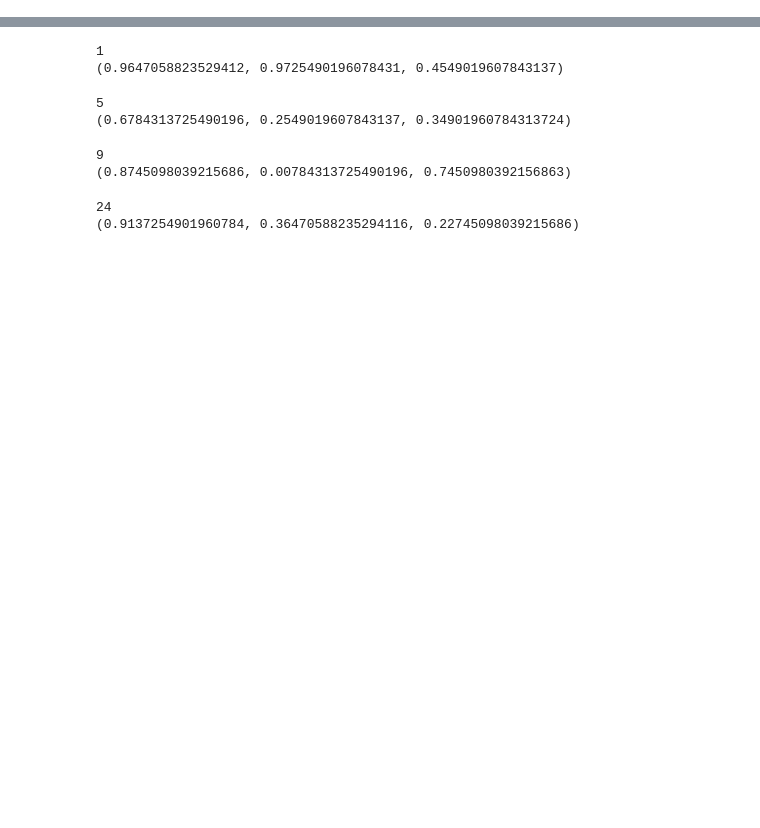
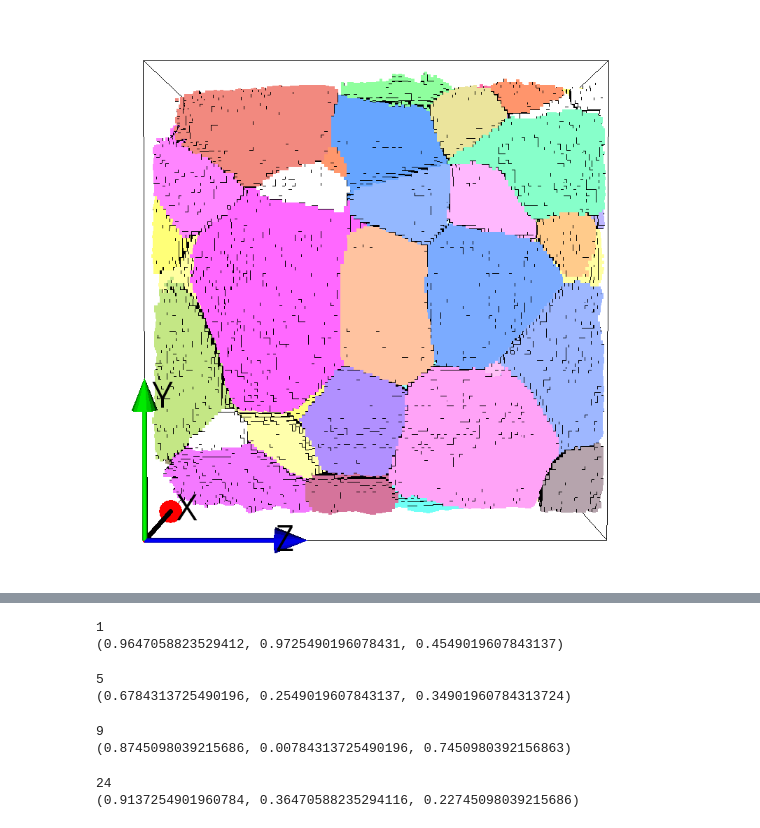
Before and after one commit to heprom/Ti7_ESRF, a Jupyter notebook: T5_grains_1_5_9_24.ipynb, the cells around one changed output, grey strips where cells are left out. Cells and saved outputs as stored; diff of their text form; code cells hidden in the pictures; blank space fills up the shorter version.

```diff
--- a/T5_grains_1_5_9_24.ipynb
+++ b/T5_grains_1_5_9_24.ipynb
@@ -9,3 +47,28 @@ from esrf_mat_file import esrf_mat_file
+# %%
+from pymicro.view.scene3d import Scene3D
+from pymicro.view.vtk_utils import show_grains, axes_actor, box_3d, setup_camera
+from IPython.display import Image
+
+f = h5py.File(os.path.join('id11/t5_/t5_dct_cen_1_/5_reconstruction', 'phase_01_vol.mat'))
+grain_ids = f['vol'].value[::3, 100:540:3, 80:560:3].transpose(2, 1, 0)
+dims = np.array(grain_ids.shape)
+
+grains = show_grains(grain_ids)
+box = box_3d(size=dims)
+axes = axes_actor(50, axisLabels=('X', 'Y', 'Z'), fontSize=50)
+s3d = Scene3D(display=True, ren_size=(800, 800), name='t5_dct_cen_3d')
+s3d.add(grains)
+s3d.add(box)
+s3d.add(axes)
+cam = setup_camera(size=dims)
+cam.SetFocalPoint(0.5 * dims)
+cam.SetViewUp(0, 1, 0)
+cam.SetPosition(-2 * dims[0], 0.5 * dims[0], 0.5 * dims[2])
+s3d.set_camera(cam)
+im = s3d.get_frame()
+Image(im)
+# %% [output]
+[figure, added]
 # %%
 nm = '/Volumes/PollockShare/Group Resources/Collaborative Projects/' \
      'Ti7_ESRF/id11/t5_/t5_dct_cen_1_/5_reconstruction/phase_01_vol.mat'
```
Also changed, not shown: parts of 12 cells of this notebook, 1 other file.
